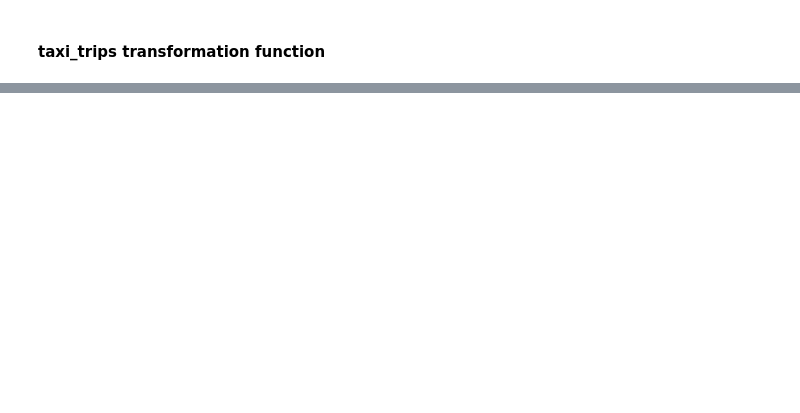
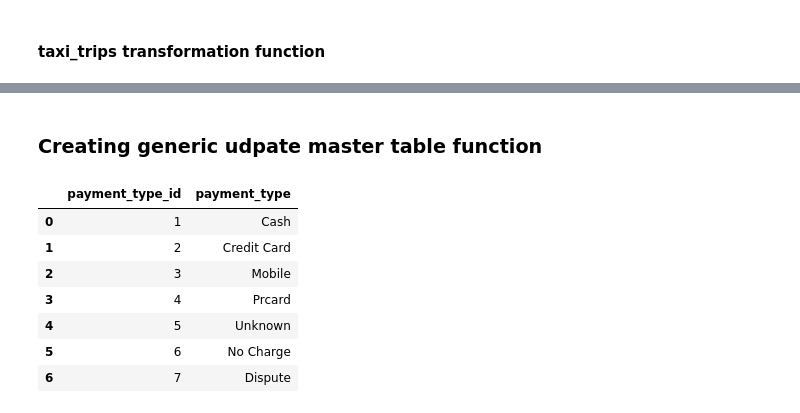
Before and after one commit to a8i9zm/Cubix_Data_Engineer, a Jupyter notebook: 07_transform_load.ipynb, the cells around one changed output, grey strips where cells are left out. Saved outputs shown, nothing was run; the diff lists cells and outputs as text; code cells hidden in the pictures; blank space fills up the shorter version.

```diff
--- a/07_transform_load.ipynb
+++ b/07_transform_load.ipynb
@@ -109,0 +405,32 @@ def taxi_trips_transformations(taxi_trips: pd.DataFrame) -> pd.DataFrame:
+# %% [markdown]
+### Creating generic udpate master table function
+# %%
+def update_master(master: pd.DataFrame, taxi_trips: pd.DataFrame, id_column: str, value_column: str) -> pd.DataFrame:
+
+    max_id = master[id_column].max()
+
+    new_values_list = []
+    for value in taxi_trips[value_column].values:
+        if value not in master[value_column].values:
+            new_values_list.append(value)
+
+    new_values_df = pd.DataFrame({
+    id_column: range(max_id +1, max_id + len(new_values_list) +1),
+    value_column : new_values_list
+    }
+    )
+
+    updated_master = pd.concat([master, new_values_df], ignore_index=True)
+
+    return updated_master
+# %%
+update_master(taxi_trips=taxi_trips, master=payment_type_master, id_column='payment_type_id', value_column='payment_type')
+# %% [output]
+|  | payment_type_id | payment_type |
+| 0 | 1 | Cash |
+| 1 | 2 | Credit Card |
+| 2 | 3 | Mobile |
+| 3 | 4 | Prcard |
+| 4 | 5 | Unknown |
+| 5 | 6 | No Charge |
+| 6 | 7 | Dispute |
```
Also changed, not shown: parts of 18 cells of this notebook.
